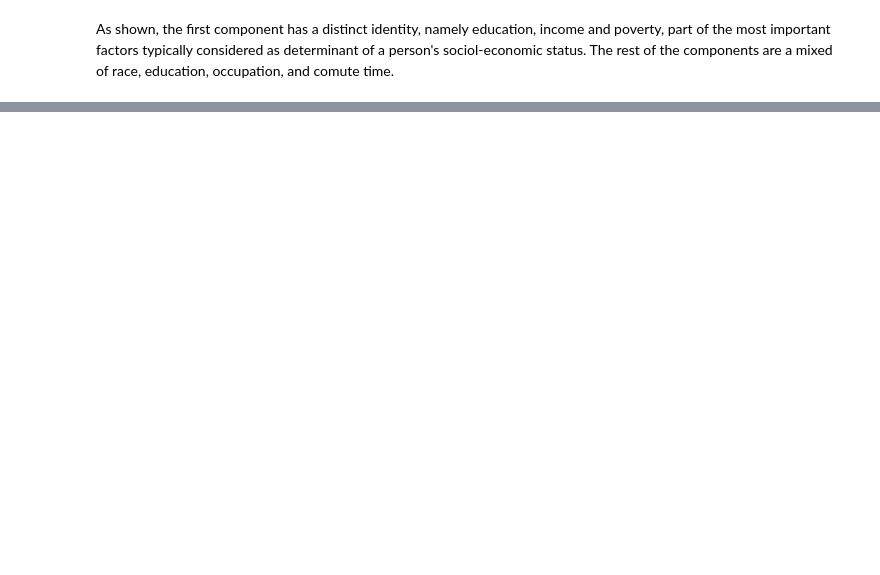
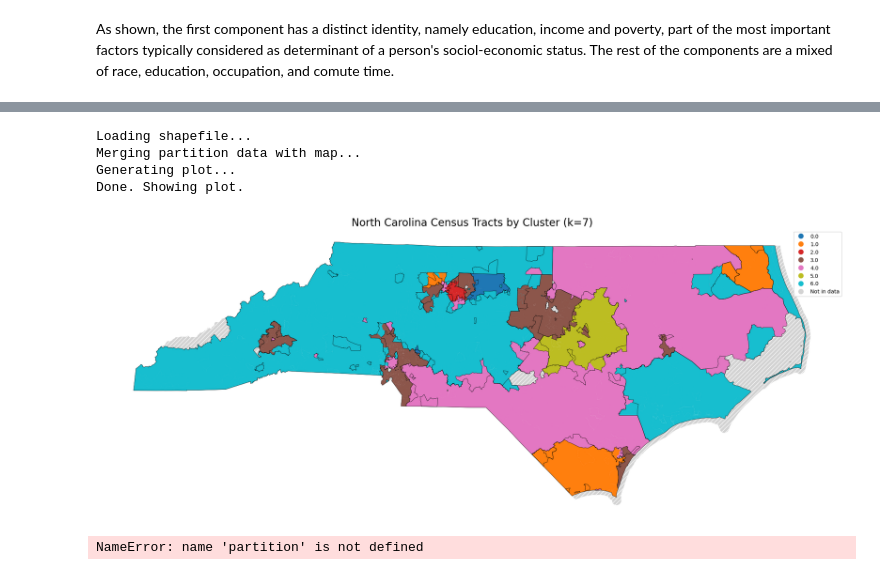
Before and after one commit to CyborSphinx/Redistricting-NC, a Jupyter notebook: analysis.ipynb, the cells around one changed output, grey strips where cells are left out. Cells and saved outputs as stored; diff of their text form; code cells hidden in the pictures; blank space fills up the shorter version.

```diff
--- a/analysis.ipynb
+++ b/analysis.ipynb
@@ -247,5 +192,0 @@ total_loss, index_partitions = get_kmeans_partition(new_data,weights, n_clusters
-# %%
-G=create_network(new_data, weights=[], window_size=0.1)
-# Give it a partition from the NC districts
-# We can give it several partitions from the recent redistrictings and test the modularity for each.s
-partition=[]
@@ -256,10 +245,10 @@ nx.algorithms.community.modularity(G, index_partitions, weight='weight')
 # %%
-import networkx as nx
 import pickle
 from scipy.sparse import load_npz
 
 # Create graph
-
+Geo = G.copy()
+#Gring_geo=Gring.copy()
 # Load adjacency matrix
 adj_matrix = load_npz('adjacency_queen_matrix.npz')
 
@@ -272,10 +261,11 @@ index_to_geoid = mappings['index_to_geoid']
 rows, cols = adj_matrix.nonzero()
 
 # Add edges with your weight
-weight = 1.0  # Change this to your desired weight
+weight = 2  # Change this to your desired weight
 
 for i, j in zip(rows, cols):
     if i < j:  # Only add each edge once (undirected)
         geoid1 = index_to_geoid[i]
         geoid2 = index_to_geoid[j]
-        G.add_edge(geoid1, geoid2, weight=weight)
+        Geo.add_edge(i, j, weight=weight)
+        #Gring_geo.add_edge(i, j, weight=weight)
@@ -285,0 +374,14 @@ nx.draw(G,node_size=1)
+# %%
+partG=nx.algorithms.community.louvain_communities(G,weight='weight',resolution=0.75)
+print("Number of Louvain communities G:",len(partG))
+partGeo=nx.algorithms.community.louvain_communities(Geo,weight='weight',resolution=0.8)
+print("Number of Louvain communities Geo:",len(partGeo))
+partG_uni=nx.algorithms.community.louvain_communities(G_uni,weight='weight',resolution=0.95)
+print("Number of Louvain communities G_uni:",len(partG_uni))
+
+# partGring=nx.algorithms.community.louvain_communities(Gring,weight='weight',resolution=0.65)
+# print("Number of Louvain communities ring:",len(partGring))
+# partRing_geo=nx.algorithms.community.louvain_communities(Gring_geo,weight='weight',resolution=0.7)
+# print("Number of Louvain communities ring geo:",len(partRing_geo))
+# partRing_uni=nx.algorithms.community.louvain_communities(Gring_uni,resolution=0.75)
+# print("Number of Louvain communities ring uni:",len(partRing_uni))
@@ -285,0 +418,33 @@ nx.draw(G,node_size=1)
+# %%
+
+# 1. Load your real data (as you were before)
+
+# 2. Get your partition
+# (e.g., from K-means, Louvain, or any other method)
+# This is just a placeholder example!
+# You would have your *real* partition here.
+
+# 3. Set the path to the shapefile you downloaded
+# (Update this path to where you unzipped the file)
+SHAPEFILE = "tl_2020_37_tract/tl_2020_37_tract.shp"
+
+# 4. Call the plotting function
+from plot_geo import *
+plot_partition_geographically(data, partGeo, SHAPEFILE)
+# %% [output]
+Loading shapefile...
+Merging partition data with map...
+Generating plot...
+Done. Showing plot.
+[figure, added]
+# %%
+color=[0]*data.shape[0]
+for i in range(len(partition)):
+    for o in partition[i]:
+        color[o]=i
+nx.draw(G,node_color=color,node_size=1)
+pos = nx.spring_layout(G, seed=42)
+nx.draw_networkx_nodes(G, pos, node_color=color, node_size=1)
+nx.draw_networkx_edges(G, pos, edge_color='black', alpha=0.1)
+# %% [output]
+NameError: name 'partition' is not defined
```
Also changed, not shown: parts of 16 cells of this notebook, 11 other files.
